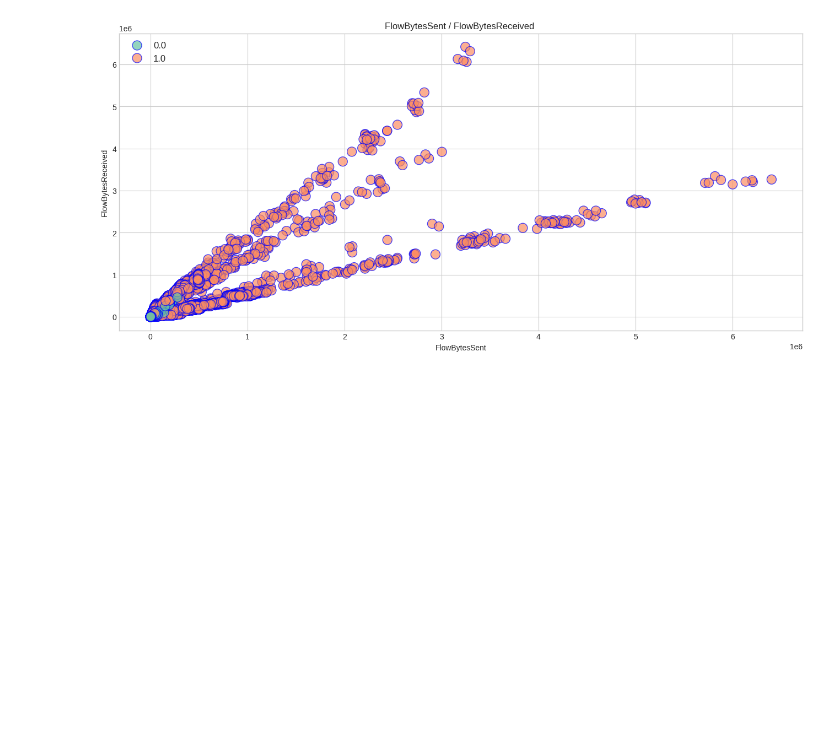
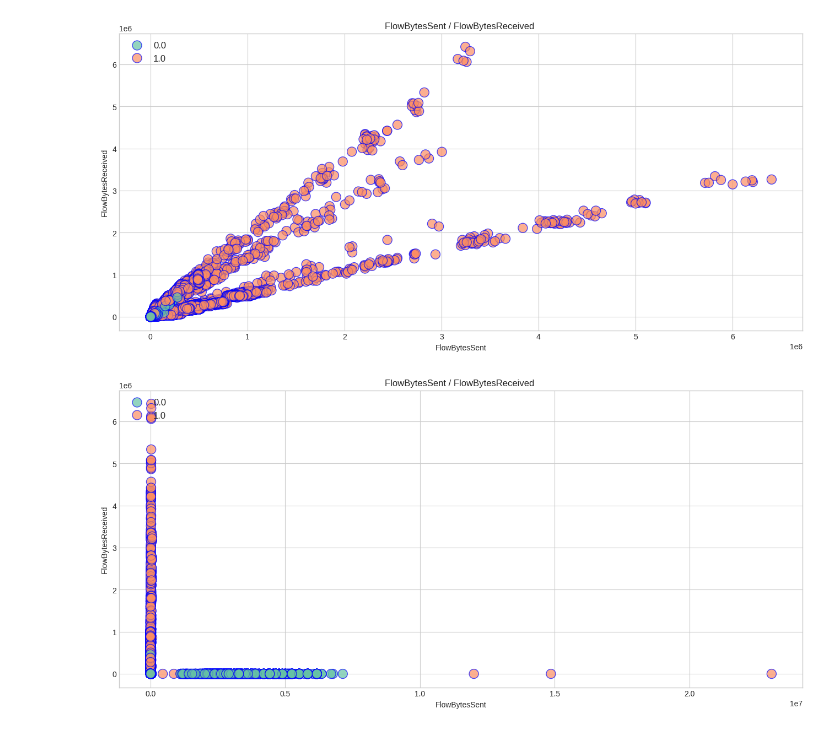
Before and after one commit to AlokChaudhary752/Trained-Model, a Jupyter notebook: Untitled32.ipynb, the cells around one changed output. Drawn from its saved outputs; the diff is of its cells as text; code cells hidden in the pictures; blank space fills up the shorter version.

```diff
--- a/Untitled32.ipynb
+++ b/Untitled32.ipynb
@@ -341,3 +341,12 @@ plt.legend(loc='upper left', fontsize=12)
 plt.savefig('flow.png')
 # %% [output]
 [figure]
+# %%
+sb.scatterplot(x='FlowSentRate', y='FlowBytesReceived', data=df, hue='Label', palette='Set2', edgecolor='b', s=150, alpha=0.7)
+plt.title('FlowBytesSent / FlowBytesReceived ')
+plt.xlabel('FlowBytesSent')
+plt.ylabel('FlowBytesReceived ')
+plt.legend(loc='upper left', fontsize=12)
+plt.savefig('flow.png')
+# %% [output]
+[figure, added]
```
Also changed, not shown: parts of 9 cells of this notebook.
